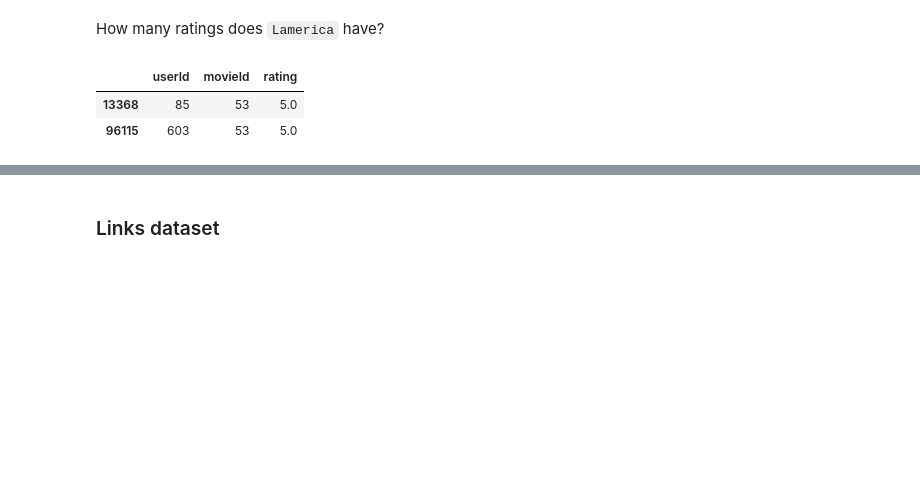
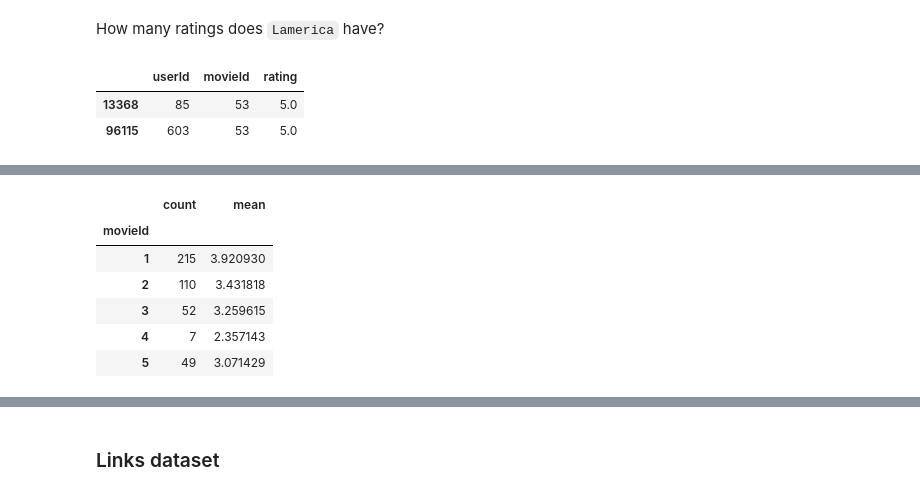
Before and after one commit to gregorymikuro/MovieLens-Recommendations-System, a Jupyter notebook: main.ipynb, the cells around one changed output, grey strips where cells are left out. Cells and saved outputs as stored; diff of their text form; code cells hidden in the pictures; blank space fills up the shorter version.

```diff
--- a/main.ipynb
+++ b/main.ipynb
@@ -231,0 +242,11 @@ ratings[ratings['movieId']==highest_rated]
+# %%
+movie_stats = ratings.groupby('movieId')['rating'].agg(['count', 'mean'])
+movie_stats.head()
+# %% [output]
+|  | count | mean |
+| movieId |  |  |
+| 1 | 215 | 3.920930 |
+| 2 | 110 | 3.431818 |
+| 3 | 52 | 3.259615 |
+| 4 | 7 | 2.357143 |
+| 5 | 49 | 3.071429 |
```
Also changed, not shown: parts of 11 cells of this notebook.
